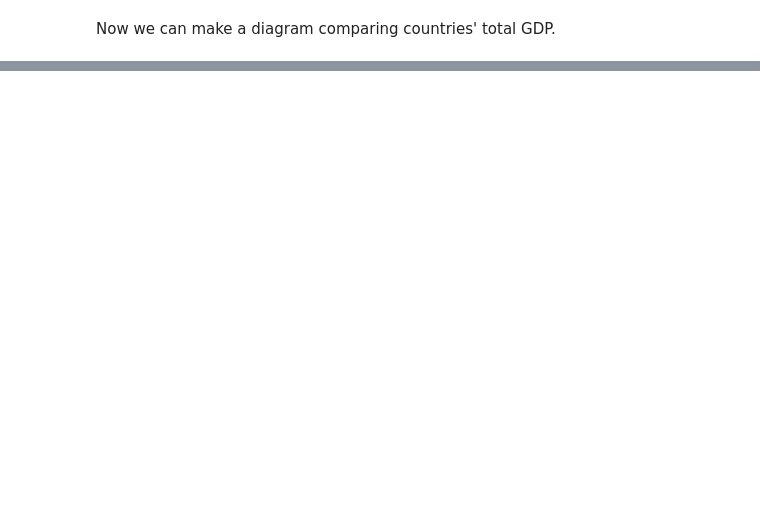
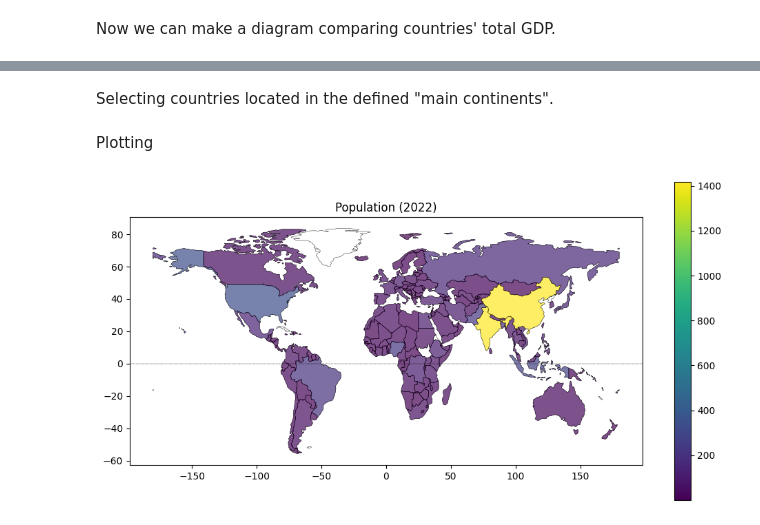
Before and after one commit to ProfKlein/github.io, a Jupyter notebook: IRGA_Maps.ipynb, the cells around one changed output, grey strips where cells are left out. Cells and saved outputs as stored; diff of their text form; code cells hidden in the pictures; blank space fills up the shorter version.

```diff
--- a/IRGA_Maps.ipynb
+++ b/IRGA_Maps.ipynb
@@ -133,0 +129,2 @@ ne_10.merge(gdp, left_on= "ADM0_A3_FR", right_on=self.df.index.name)
+# %%
+main_continents = ['Africa', 'Asia', 'Europe', 'North America', 'South America', 'Oceania']
@@ -133,0 +133,24 @@ ne_10.merge(gdp, left_on= "ADM0_A3_FR", right_on=self.df.index.name)
+# %%
+ne_gdppc = ne_110.merge(gdppc, left_on= "ADM0_A3_FR", right_on=gdppc.index.name)
+ne_pop = ne_110.merge(pop, left_on= "ADM0_A3_FR", right_on=pop.index.name)
+# %% [markdown]
+Selecting countries located in the defined "main continents".
+# %%
+gdf = ne_110.loc[ne_110['CONTINENT'].isin(main_continents)]
+data_gdppc = ne_gdppc.loc[ne_gdppc['CONTINENT'].isin(main_continents)]
+data_pop = ne_pop.loc[ne_pop['CONTINENT'].isin(main_continents)]
+# %% [markdown]
+Plotting
+# %%
+year = 2022
+# %%
+fig, ax = plt.subplots(figsize=(12, 6))
+gdf.plot(ax=ax, color='none', edgecolor='black', linewidth=.3)
+# data_gdppc.plot(ax=ax, column=year, cmap='viridis', edgecolor='black', linewidth=.3, aspect=1.25, alpha=.7, legend=True)
+data_pop.plot(ax=ax, column=year, cmap='viridis', edgecolor='black', linewidth=.3, aspect=1.25, alpha=.7, legend=True)
+ax.axhline(color='black', linewidth=.3, linestyle="dashed")
+# plt.title(f"GDP p.c. ({year})")
+plt.title(f"Population ({year})")
+plt.show()
+# %% [output]
+[figure, added]
```
Also changed, not shown: parts of 43 cells of this notebook.
